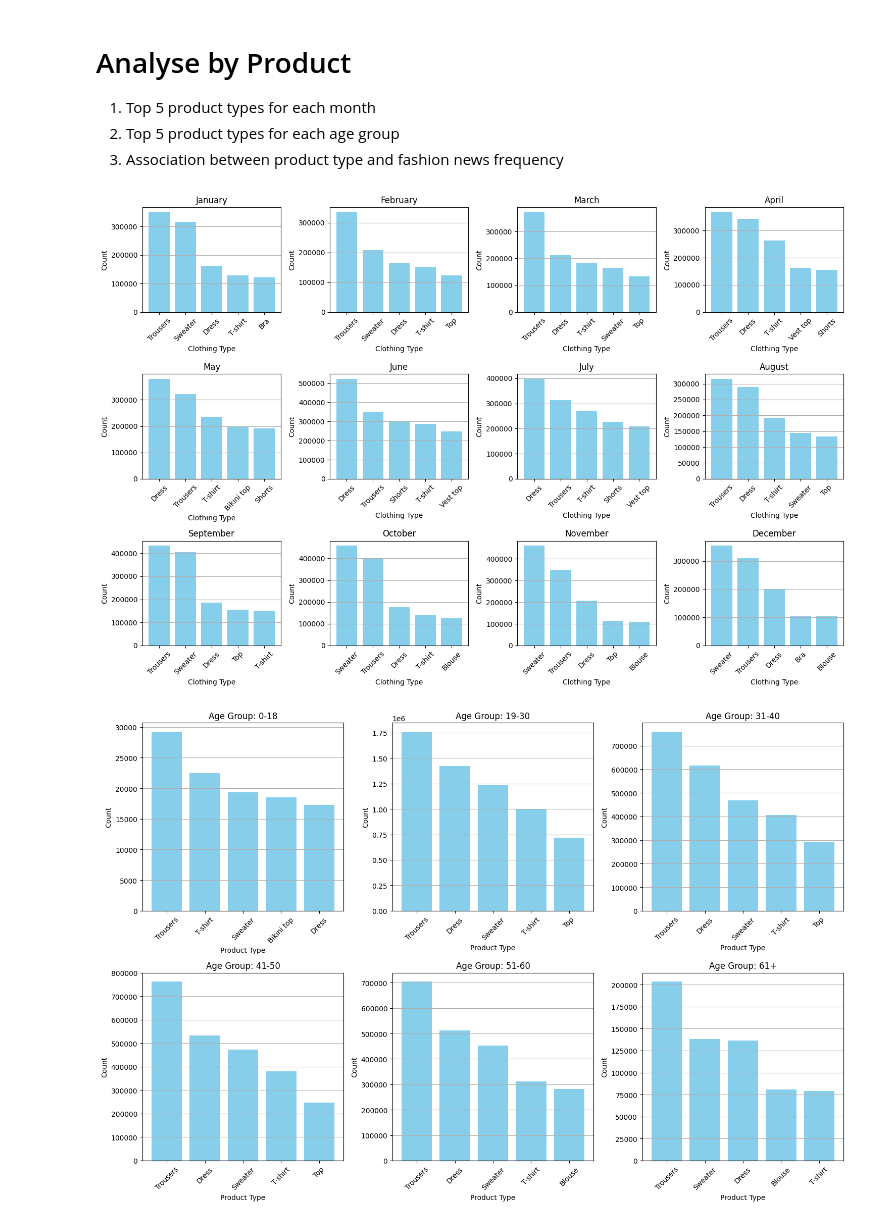
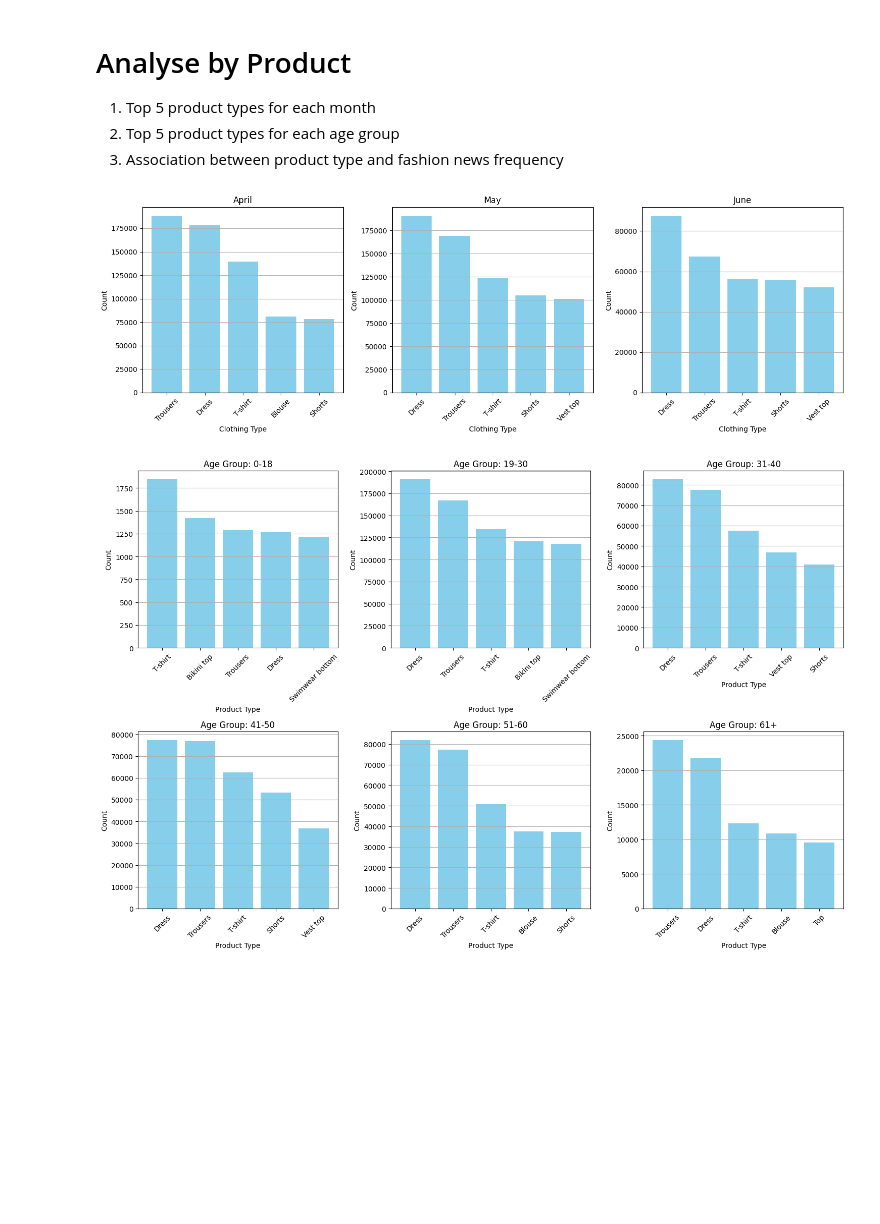
Before and after one commit to aldensiol/FashoReco, a Jupyter notebook: EDA.ipynb, the cells around one changed output. Drawn from its saved outputs; the diff is of its cells as text; code cells hidden in the pictures; blank space fills up the shorter version.

```diff
--- a/EDA.ipynb
+++ b/EDA.ipynb
@@ -76,14 +72,15 @@ print(joined_df_i_t_c.columns.tolist())
 # Top 5 colours for each month
 
 # Extract month from 'transaction_date'
-joined_df_i_t['month'] = joined_df_i_t['t_dat'].dt.month_name()
+joined_df_train['month'] = joined_df_train['t_dat'].dt.month_name()
 
 # Get unique months
-unique_months = df['month'].unique()
+unique_months = joined_df_train['month'].unique()
 
 # Calculate number of rows and columns for the subplot matrix
-num_rows = 3
-num_cols = 4
+num_plots = 3  # Set the number of plots you want to display
+num_cols = min(len(unique_months), num_plots)
+num_rows = (len(unique_months) - 1) // num_cols + 1
 
 # Create subplots
 fig, axes = plt.subplots(num_rows, num_cols, figsize=(15, 15))
@@ -91,7 +88,7 @@ fig, axes = plt.subplots(num_rows, num_cols, figsize=(15, 15))
 # Iterate over unique months and plot
 for i, month in enumerate(unique_months):
     # Filter DataFrame for current month
-    df_month = df[df['month'] == month]
+    df_month = joined_df_train[joined_df_train['month'] == month]
 
     # Count occurrences of colors for current month
     color_counts = df_month['colour_group_name'].value_counts()
@@ -104,7 +101,11 @@ for i, month in enumerate(unique_months):
     col_idx = i % num_cols
 
     # Plot for current month
-    ax = axes[row_idx, col_idx]
+    if num_rows == 1:
+        ax = axes[col_idx]  # For a single row, use only one index
+    else:
+        ax = axes[row_idx, col_idx]
+
     top_colors.plot(kind='bar', alpha=0.7, ax=ax)
     ax.set_xlabel('Color')
     ax.set_ylabel('Count')
@@ -124,10 +125,10 @@ plt.show()
 # Define age groups
 age_bins = [0, 18, 30, 40, 50, 60, 100]
 age_labels = ['0-18', '19-30', '31-40', '41-50', '51-60', '61+']
-joined_df_i_t_c['age_group'] = pd.cut(joined_df_i_t_c['age'], bins=age_bins, labels=age_labels)
+joined_df_train['age_group'] = pd.cut(joined_df_train['age'], bins=age_bins, labels=age_labels)
 
 # Group by age group and color, then count occurrences
-color_counts = joined_df_i_t_c.groupby(['age_group', 'colour_group_name']).size().reset_index(name='count')
+color_counts = joined_df_train.groupby(['age_group', 'colour_group_name']).size().reset_index(name='count')
 
 # Calculate number of rows and columns for the subplot matrix
 num_rows = 3
@@ -189,10 +190,10 @@ plt.show()
 #Customers' average spending per month
 
 # Extract month name from 'transaction_date'
-joined_df_i_t_c['month_name'] = joined_df_i_t_c['t_dat'].dt.strftime('%B')
+joined_df_train['month_name'] = joined_df_train['t_dat'].dt.strftime('%B')
 
 # Calculate average amount spent by customers for each month
-average_amount_per_month = joined_df_i_t_c.groupby('month')['price'].mean()
+average_amount_per_month = joined_df_train.groupby('month')['price'].mean()
 
 # Plot histogram of average spending for all months
 plt.figure(figsize=(10, 6))
@@ -218,55 +218,47 @@ plt.show()
 # %%
 # Top 5 product types for each month
 
 # Extract month from 'date'
-joined_df_i_t['month_name'] = joined_df_i_t['t_dat'].dt.month.apply(lambda x: calendar.month_name[x])
+joined_df_train['month_name'] = joined_df_train['t_dat'].dt.month.apply(lambda x: calendar.month_name[x])
 
 # Group by month name and clothing type, then count occurrences
-clothing_counts = joined_df_i_t.groupby(['month_name', 'product_type_name']).size().reset_index(name='count')
+clothing_counts = joined_df_train.groupby(['month_name', 'product_type_name']).size().reset_index(name='count')
 
 # Create subplots for each month
-fig, axes = plt.subplots(3, 4, figsize=(15, 10))
+fig, axes = plt.subplots(1, 3, figsize=(15, 5))  # Adjust the number of subplots
 
-for i, month_name in enumerate(calendar.month_name[1:], start=1):
-    row_idx = (i - 1) // 4
-    col_idx = (i - 1) % 4
+for i, month_name in enumerate(calendar.month_name[4:7]): # Iterate over April, May, and June
+    # Plot for current month
+    ax = axes[i]
 
     # Filter clothing counts for current month
     month_clothing_counts = clothing_counts[clothing_counts['month_name'] == month_name]
 
     # Select top 5 most common clothing types
     top_clothing = month_clothing_counts.nlargest(5, 'count')
 
     # Plot for current month
-    ax = axes[row_idx, col_idx]
     ax.bar(top_clothing['product_type_name'], top_clothing['count'], color='skyblue')
     ax.set_title(f'{month_name}')
     ax.set_xlabel('Clothing Type')
     ax.set_ylabel('Count')
     ax.tick_params(axis='x', rotation=45)
     ax.grid(axis='y')
 
-# Hide empty subplots if there are fewer than 12 months
-if len(df['month_name'].unique()) < 12:
-    for i in range(len(joined_df_i_t['month_name'].unique()), 3 * 4):
-        row_idx = i // 4
-        col_idx = i % 4
-        axes[row_idx, col_idx].axis('off')
-
 plt.tight_layout()
 plt.show()
 # %% [output]
-[figure, old version]
+[figure, new version]
 # %%
 # Top 5 product types for each age group
 
 # Define age groups
 age_bins = [0, 18, 30, 40, 50, 60, 100]
 age_labels = ['0-18', '19-30', '31-40', '41-50', '51-60', '61+']
-joined_df_i_t_c['age_group'] = pd.cut(joined_df_i_t_c['age'], bins=age_bins, labels=age_labels)
+joined_df_train['age_group'] = pd.cut(joined_df_train['age'], bins=age_bins, labels=age_labels)
 
 # Group by age group and product type, then count occurrences
-product_counts = joined_df_i_t_c.groupby(['age_group', 'product_type_name']).size().reset_index(name='count')
+product_counts = joined_df_train.groupby(['age_group', 'product_type_name']).size().reset_index(name='count')
 
 # Create subplots for each age group
 fig, axes = plt.subplots(2, 3, figsize=(15, 10))
@@ -291,8 +283,8 @@ for i, age_group in enumerate(age_labels):
     ax.grid(axis='y')
 
 # Hide empty subplots if there are fewer than 6 age groups
-if len(joined_df_i_t_c['age_group'].unique()) < 6:
-    for i in range(len(joined_df_i_t_c['age_group'].unique()), 2 * 3):
+if len(joined_df_train['age_group'].unique()) < 6:
+    for i in range(len(joined_df_train['age_group'].unique()), 2 * 3):
         row_idx = i // 3
         col_idx = i % 3
         axes[row_idx, col_idx].axis('off')
@@ -300,7 +292,7 @@ if len(joined_df_i_t_c['age_group'].unique()) < 6:
 plt.tight_layout()
 plt.show()
 # %% [output]
-[figure, old version]
+[figure, new version]
 # %%
 # Association between product type and fashion news frequency
 
```
Also changed, not shown: parts of 12 cells of this notebook.
